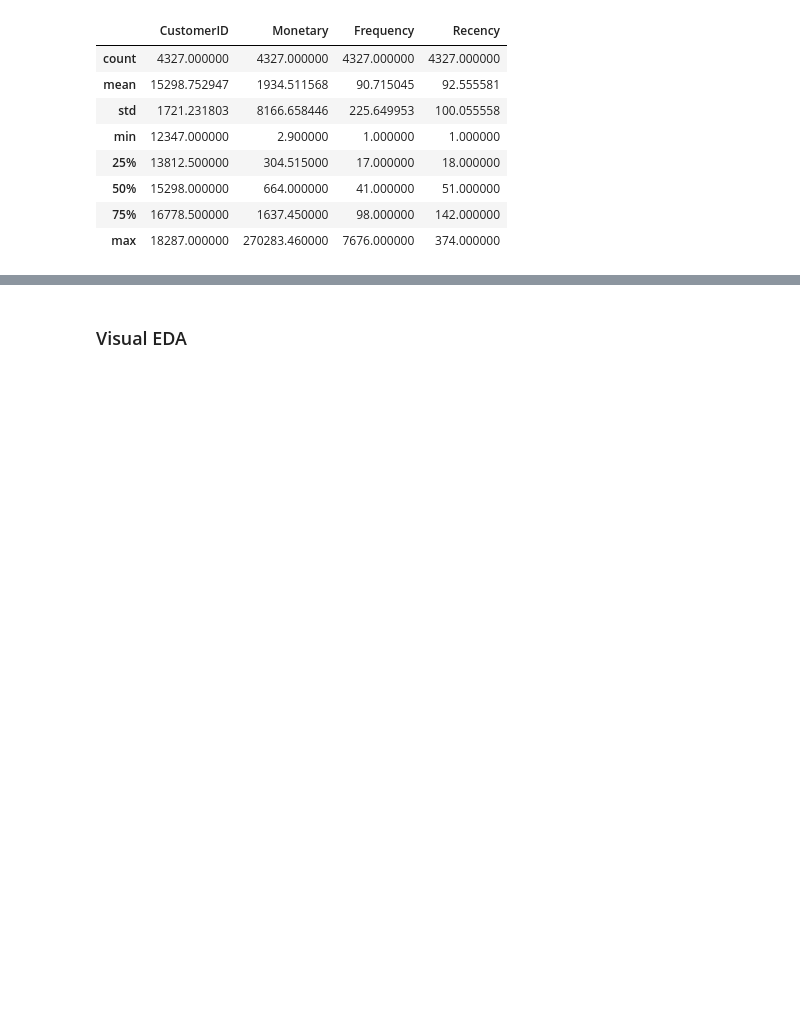
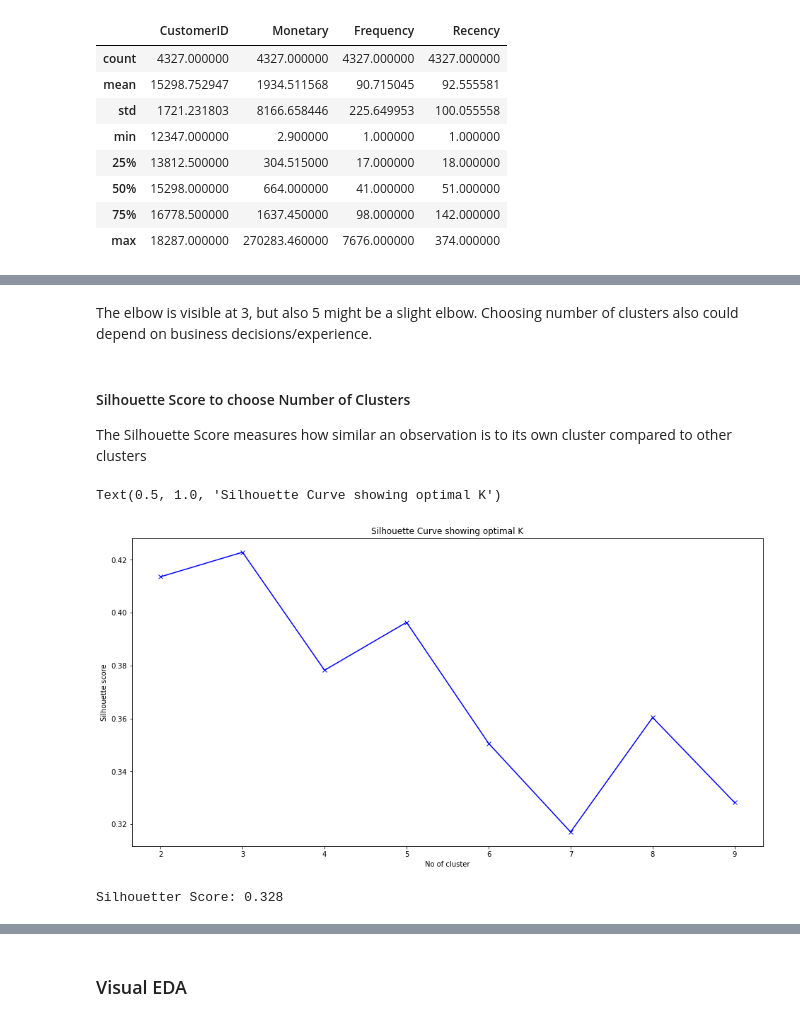
Before and after one commit to JuliaIron/Final_Project_Customer_Clustering, a Jupyter notebook: Notebook_Customer_Clustering.ipynb, the cells around one changed output, grey strips where cells are left out. Saved outputs shown, nothing was run; the diff lists cells and outputs as text; code cells hidden in the pictures; blank space fills up the shorter version.

```diff
--- a/Notebook_Customer_Clustering.ipynb
+++ b/Notebook_Customer_Clustering.ipynb
@@ -605,0 +782,41 @@ plt.show()
+# %% [markdown]
+The elbow is visible at 3, but also 5 might be a slight elbow. Choosing number of clusters also could depend on business decisions/experience.
+# %% [markdown]
+#### Silhouette Score to choose Number of Clusters
+
+The Silhouette Score measures how similar an observation is to its own cluster compared to other clusters
+# %%
+silhouette = []
+
+for k in range(2,10):
+    kmeans = KMeans(n_clusters = k, random_state = 1234)
+    kmeans.fit(df_rfm_scaled)
+    #filename = "Model/kmeans_" + str(k) + ".pickle"
+    #with open(filename, "wb") as f:
+        #pickle.dump(kmeans,f)
+    silhouette.append(silhouette_score(df_rfm_scaled, kmeans.predict(df_rfm_scaled)))
+
+
+plt.figure(figsize=(16,8))
+plt.plot(K, silhouette, "bx-")
+plt.xlabel("No of cluster")
+plt.ylabel("Silhouette score")
+plt.xticks(np.arange(min(K), max(K)+1, 1.0))
+plt.title("Silhouette Curve showing optimal K")
+
+# Determine the optimal number of clusters, in the range 2-9
+# As the number of clusters increases, the similarity of points within a cluster decreases.
+# The greater the score, the greater the separation between the clusters. The clusters then are more defined.
+
+# I am not sure how to interpret the curve: There is a distortion towards 4, but the score increases again towards 5 (and score is higher at 5, than at 4)
+# Thus, I continue with 5 clusters
+# %% [output]
+Text(0.5, 1.0, 'Silhouette Curve showing optimal K')
+[figure, added]
+# %%
+score = silhouette_score(df_rfm_scaled, k_means.labels_, metric ="euclidean")
+print("Silhouetter Score: %.3f" % score)
+
+# The closer the Silhouette Score is to 1, the better
+# %% [output]
+Silhouetter Score: 0.328
```
Also changed, not shown: parts of 74 cells of this notebook.
